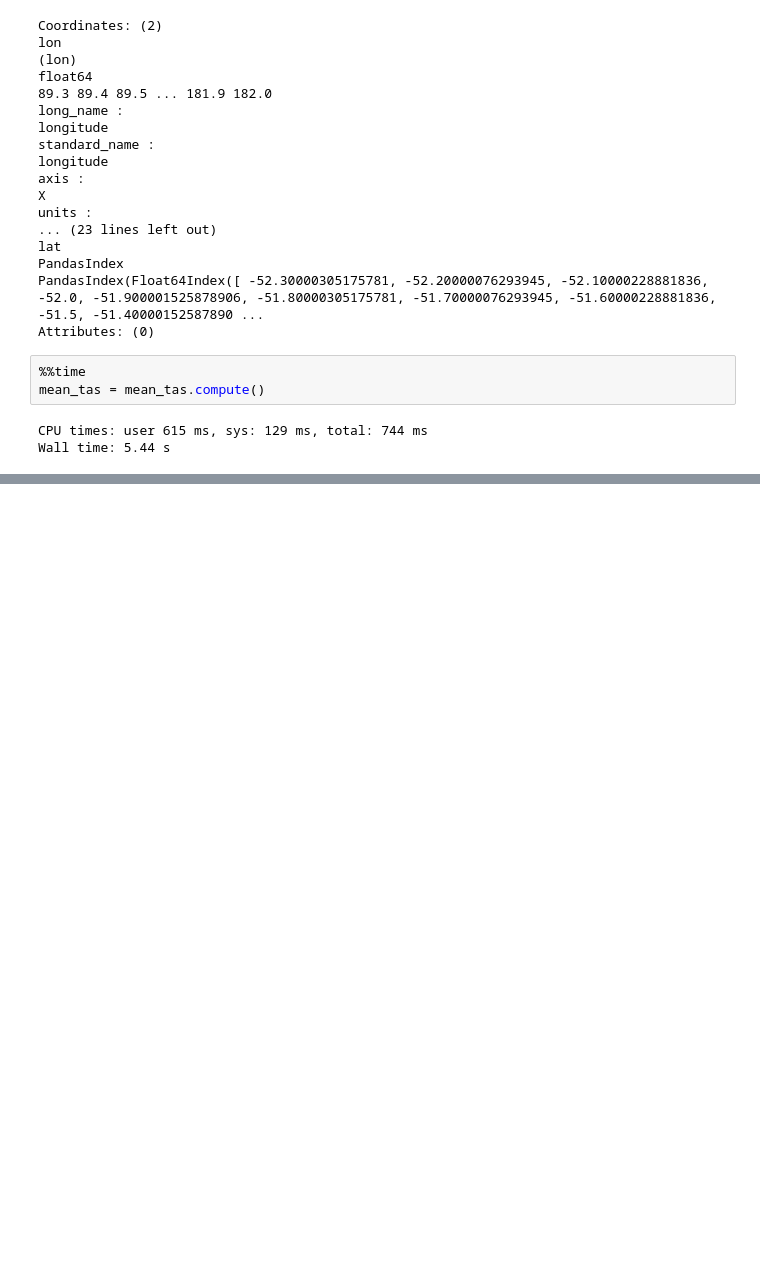
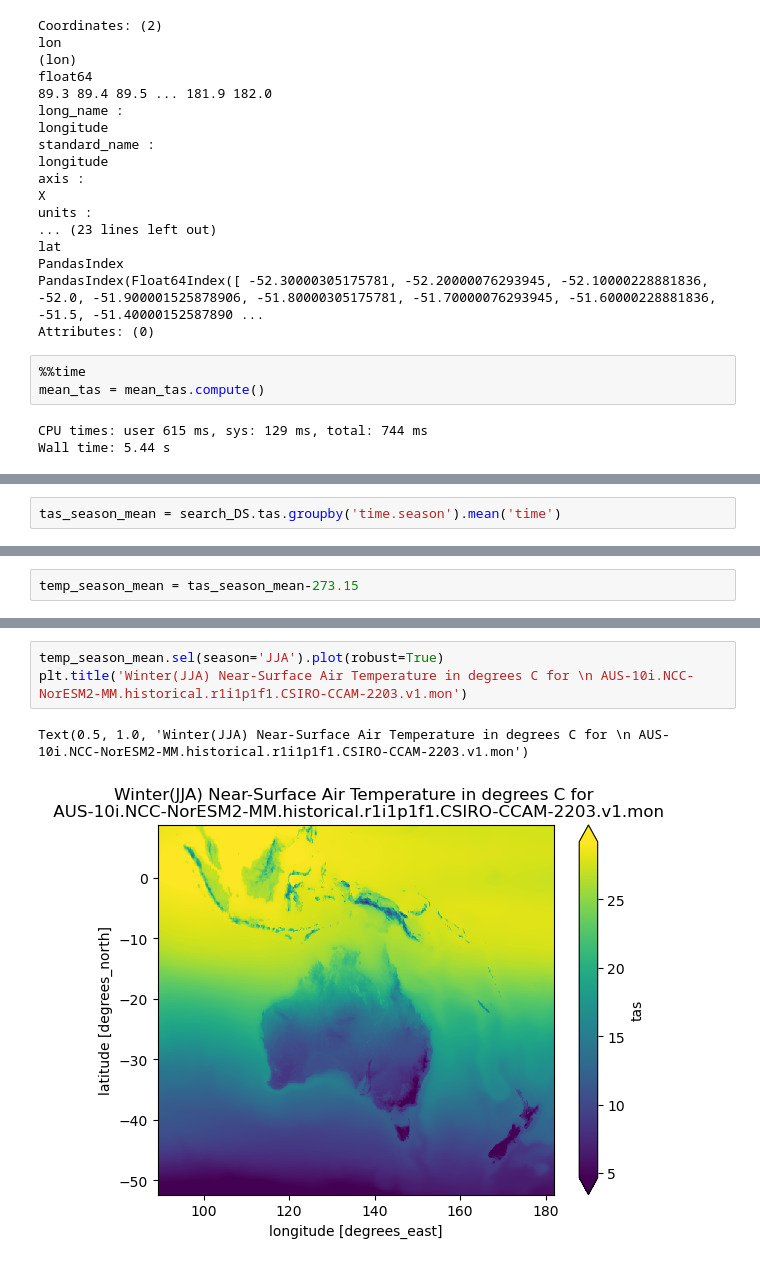
Before and after one commit to AusClimateService/data-catalogue, a Jupyter notebook: notebooks/CCAM-intake-sandbox.ipynb, the cells around one changed output, grey strips where cells are left out. Saved outputs shown, nothing was run; the diff lists cells and outputs as text; blank space fills up the shorter version.

```diff
--- a/notebooks/CCAM-intake-sandbox.ipynb
+++ b/notebooks/CCAM-intake-sandbox.ipynb
@@ -441,0 +447,2 @@ mean_tas.plot()
+# %%
+tas_season_mean = search_DS.tas.groupby('time.season').mean('time')
@@ -441,0 +477,2 @@ mean_tas.plot()
+# %%
+temp_season_mean = tas_season_mean-273.15
@@ -442,2 +507,8 @@ mean_tas.plot()
+# %%
+temp_season_mean.sel(season='JJA').plot(robust=True)
+plt.title('Winter(JJA) Near-Surface Air Temperature in degrees C for \n AUS-10i.NCC-NorESM2-MM.historical.r1i1p1f1.CSIRO-CCAM-2203.v1.mon')
+# %% [output]
+Text(0.5, 1.0, 'Winter(JJA) Near-Surface Air Temperature in degrees C for \n AUS-10i.NCC-NorESM2-MM.historical.r1i1p1f1.CSIRO-CCAM-2203.v1.mon')
+[figure, added]
 # %%
 client.close()
```
Also changed, not shown: parts of 6 cells of this notebook.
